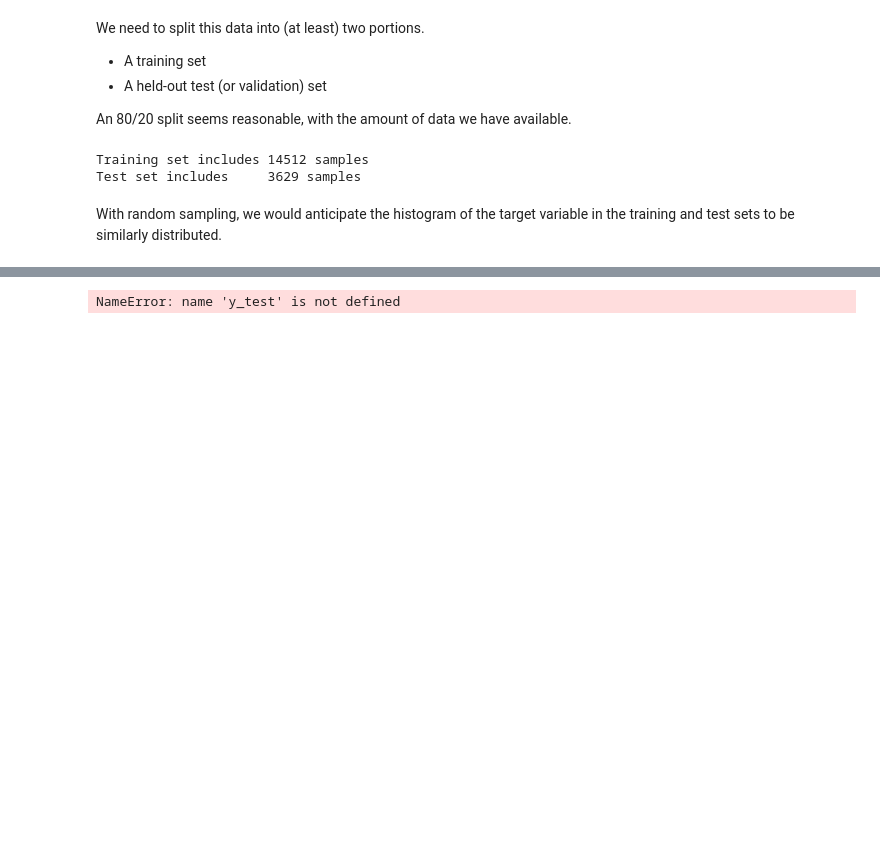
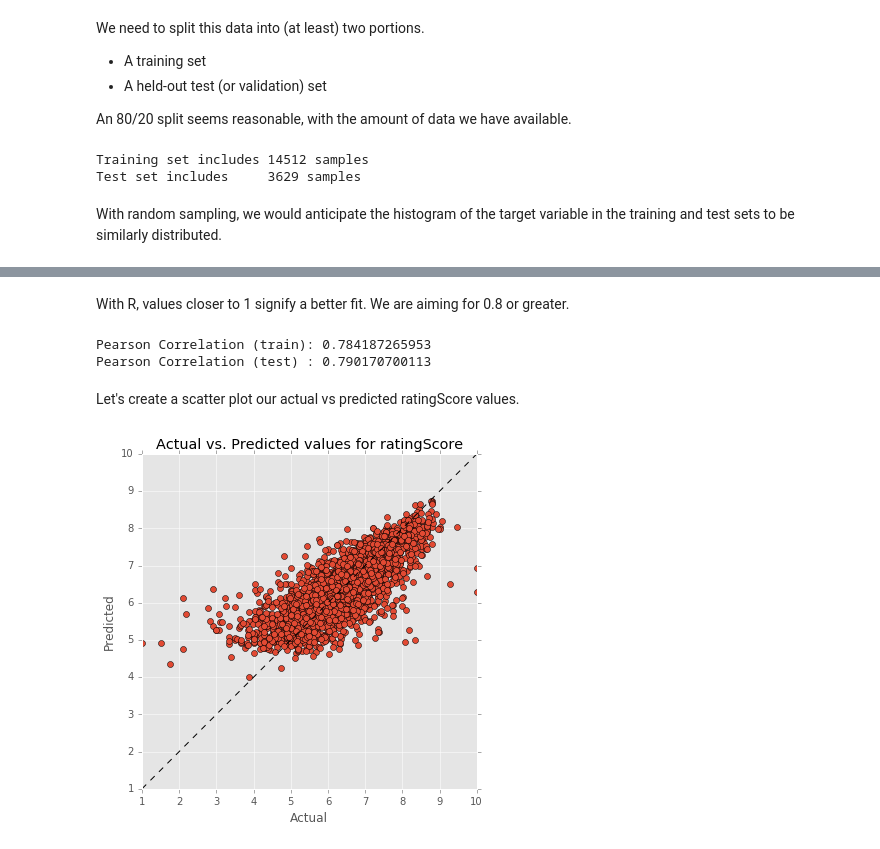
Before and after one commit to rcalme/udacity-capstone, a Jupyter notebook: Notebook/DataInvestigation.ipynb, the cells around one changed output, grey strips where cells are left out. Drawn from its saved outputs; the diff is of its cells as text; code cells hidden in the pictures; blank space fills up the shorter version.

```diff
--- a/Notebook/DataInvestigation.ipynb
+++ b/Notebook/DataInvestigation.ipynb
@@ -181,22 +214,17 @@ plt.show()
 # %%
-# Train a model
-import time
-
-def train_regressor(reg, X_train, y_train):
-    print "Training {}...".format(reg.__class__.__name__)
-    start = time.time()
-    reg.fit(X_train, y_train)
-    end = time.time()
-    print "Done.\nTraining time (secs): {:.3f}".format(end - start)
-
 # Random Forest is a tree-based learner.
 from sklearn.ensemble import RandomForestRegressor
-reg = RandomForestRegressor(n_estimators=2000, min_samples_split=5, random_state=12)
+reg = RandomForestRegressor(
+    n_estimators=2000,
+    min_samples_split=5,
+    max_features=None,
+    oob_score=True,
+    random_state=12)
 
 # Fit model to training data
 train_regressor(reg, X_train, y_train)
-# Show some information about the trained regressor.
-print reg
+# And predict the test set with that trained regressor
+y_pred = predict(reg, X_test, y_test)
 # %% [output]
 Training RandomForestRegressor...
 Done.
@@ -240,13 +244,24 @@ print "F1 Score (test) : {}".format(f1_score(np.rint(y_test), np.rint(y_test_pre
+# %% [markdown]
+With R, values closer to 1 signify a better fit. We are aiming for 0.8 or greater.
 # %%
 from scipy.stats import pearsonr
-print "Pearson Correlation (train): {}".format(pearsonr(y_train, y_train_pred)[0])
-print "Pearson Correlation (test) : {}".format(pearsonr(y_test, y_test_pred)[0])
+print "Pearson Correlation (train): {}".format(pearsonr(y_train, reg.oob_prediction_)[0])
+print "Pearson Correlation (test) : {}".format(pearsonr(y_test, y_pred)[0])
+# %% [output]
+Pearson Correlation (train): 0.784187265953
+Pearson Correlation (test) : 0.790170700113
+# %% [markdown]
+Let's create a scatter plot our actual vs predicted ratingScore values.
 # %%
-plt.scatter(y_test, y_test_pred)
-plt.plot([0, 10], [0, 10], 'k-')
-plt.xlim(0, 10)
-plt.ylim(0, 10)
+plt.figure(figsize=(6,6))
+plt.plot(y_test, y_pred, 'o')
+plt.plot([1, 10], [1, 10], 'k--')
+plt.xlabel("Actual")
+plt.ylabel("Predicted")
+plt.title("Actual vs. Predicted values for ratingScore")
+plt.xlim(1, 10)
+plt.ylim(1, 10)
 plt.gca().set_aspect('equal', adjustable='box')
 plt.show()
 # %% [output]
-NameError: name 'y_test' is not defined
+[figure, added]
```
Also changed, not shown: parts of 23 cells of this notebook.
